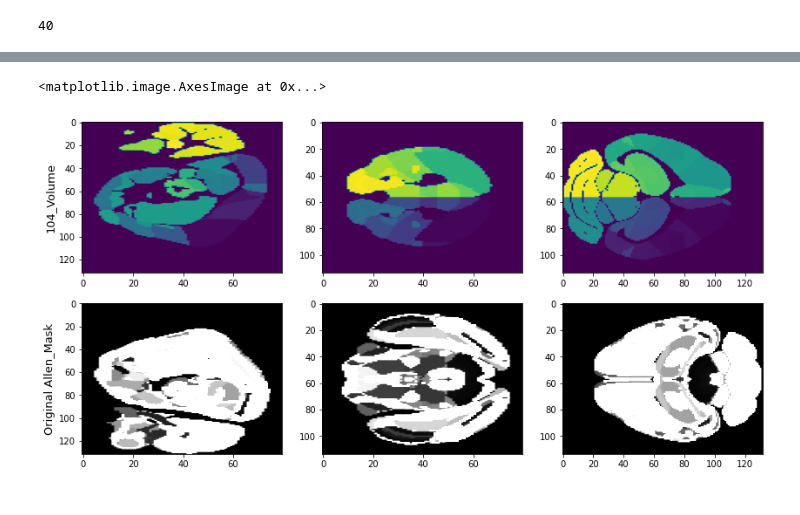
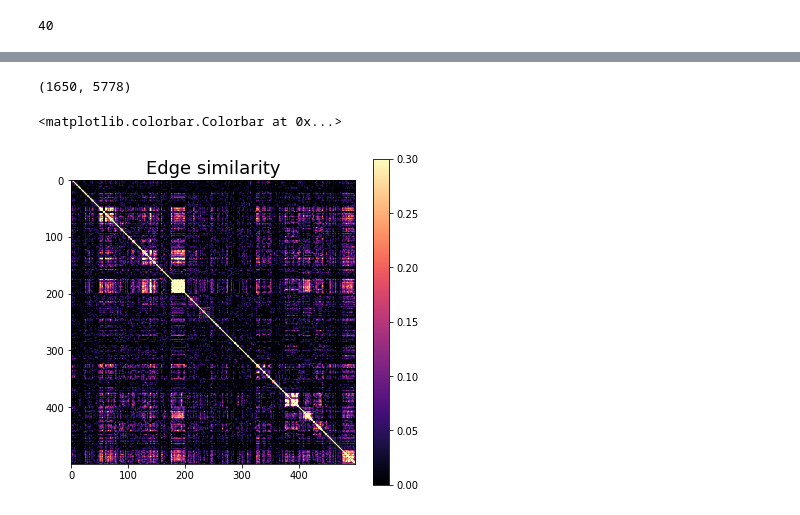
Before and after one commit to etienneguevel/etienne, a Jupyter notebook: notebooks/Mouse_Grandjean_148E.ipynb, the cells around one changed output, grey strips where cells are left out. Drawn from its saved outputs; the diff is of its cells as text; code cells hidden in the pictures.

```diff
--- a/notebooks/Mouse_Grandjean_148E.ipynb
+++ b/notebooks/Mouse_Grandjean_148E.ipynb
@@ -395,7 +397,10 @@ plt.show()
 # %%
 Edgy_list=[]
+FH_list=[]
+nregions=5
+
 for k in Boldwt.keys():
-    B1=Boldwt[str(subject)]
+    B1=Boldwt[k]
     volume=B1.shape[0]
     constant_reg=np.arange(108)[np.isnan(stats.zscore(B1))[0,:]]
 
@@ -404,6 +409,15 @@ for k in Boldwt.keys():
     p=np.percentile(edges_str(B1),95)
     edgec=Edges[edges_str(B1)>p]
     Edgy_list.append(edgec)
+    M=np.zeros((edgec.shape[0],nregions))
+    i=0
+    for p in edgec:
+        FC=edge_to_FC(p)
+        D,E=np.linalg.eig(FC)
+        order=np.argsort(np.sum(np.abs(E[:,:3])*D[:3],axis=1))
+        M[i,:]=np.flip(order[-nregions:])
+        i+=1
+    FH_list.append(M)
 # %%
 Edgy_matrix=np.array(Edgy_list[0])
 Edgy_matrix_bin=np.array(Edgy_list[0])
@@ -501,21 +435,13 @@ plt.subplot(236);plt.imshow(Vol_rot[:,:,slice_idz],aspect='auto',cmap='gray',vmi
-# %%
-#Rotate detailed Vol_ in the 104Roisvolume direction
-
-depth=1.4
-plt.figure(figsize=(14,7))
-slice_idx=int(np.shape(Vol_out)[0]/depth);slice_idy=int(np.shape(Vol_out)[1]/depth);slice_idz=int(np.shape(Vol_out)[2]/depth)
-plt.subplot(231);plt.imshow(Vol_out[slice_idx,:,:],aspect='auto');plt.ylabel('104_Volume',fontsize=13)
-plt.subplot(232);plt.imshow(Vol_out[:,slice_idy,:],aspect='auto')
-plt.subplot(233);plt.imshow(Vol_out[:,:,slice_idz],aspect='auto')
-
-Vol_rot=np.swapaxes(np.swapaxes(Vol_,0,1),0,2)
-Vol_rot=np.flip(Vol_rot,2)
-#Vol_rot=np.flip(Vol_rot,1)
-#Vol_rot=np.flip(Vol_rot,0)
-slice_idx=int(np.shape(Vol_rot)[0]/depth);slice_idy=int(np.shape(Vol_rot)[1]/depth);slice_idz=int(np.shape(Vol_rot)[2]/depth)
-plt.subplot(234);plt.imshow(Vol_rot[slice_idx,:,:],aspect='auto',cmap='gray',vmin=0,vmax=600);plt.ylabel('Original Allen_Mask',fontsize=13)
-plt.subplot(235);plt.imshow(Vol_rot[:,slice_idy,:],aspect='auto',cmap='gray',vmin=0,vmax=600)
-plt.subplot(236);plt.imshow(Vol_rot[:,:,slice_idz],aspect='auto',cmap='gray',vmin=0,vmax=600)
-# %% [output]
-<matplotlib.image.AxesImage at 0x...>
-[figure, removed]
+# %%
+Edgy_matrix_bin.shape
+# %% [output]
+(1650, 5778)
+# %%
+plt.figure(figsize=(14,6))
+plt.subplot(121)
+plt.title('Edge similarity',fontsize=18)
+plt.imshow(np.corrcoef(Edgy_matrix[:500,:]),vmax=0.3,vmin=0,cmap='magma')
+plt.colorbar()
+# %% [output]
+<matplotlib.colorbar.Colorbar at 0x...>
+[figure, added]
```
Also changed, not shown: parts of 25 cells of this notebook, 10 other files.
